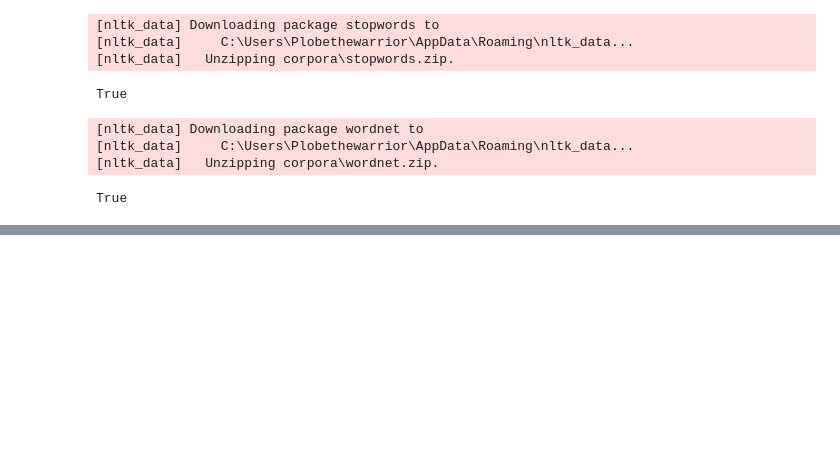
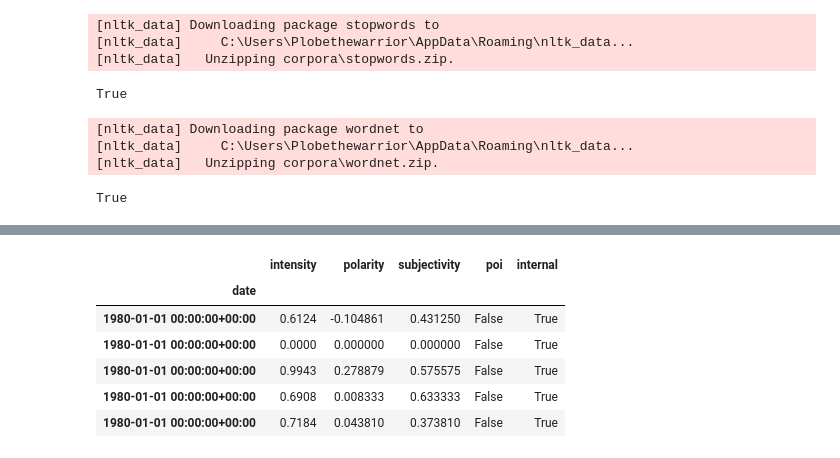
Before and after one commit to Enron-Discussion-NLP/Capstone, a Jupyter notebook: 00_Paige/testing_wrangle.ipynb, the cells around one changed output, grey strips where cells are left out. Drawn from its saved outputs; the diff is of its cells as text; code cells hidden in the pictures; blank space fills up the shorter version.

Commit message:
Updated wrangle and testing_wrangle for dataframes

```diff
--- a/00_Paige/testing_wrangle.ipynb
+++ b/00_Paige/testing_wrangle.ipynb
@@ -85,0 +124,3 @@ df2.head()
+# %%
+df = wrangle_pj.create_topic_df()
+df.head()
@@ -85,0 +156,11 @@ df2.head()
+# %%
+time_series_df = wrangle_pj.create_time_series_df(df)
+time_series_df.head()
+# %% [output]
+|  | intensity | polarity | subjectivity | poi | internal |
+| date |  |  |  |  |  |
+| 1980-01-01 00:00:00+00:00 | 0.6124 | -0.104861 | 0.431250 | False | True |
+| 1980-01-01 00:00:00+00:00 | 0.0000 | 0.000000 | 0.000000 | False | True |
+| 1980-01-01 00:00:00+00:00 | 0.9943 | 0.278879 | 0.575575 | False | True |
+| 1980-01-01 00:00:00+00:00 | 0.6908 | 0.008333 | 0.633333 | False | True |
+| 1980-01-01 00:00:00+00:00 | 0.7184 | 0.043810 | 0.373810 | False | True |
```
Also changed, not shown: parts of 13 cells of this notebook, 1 other file.
